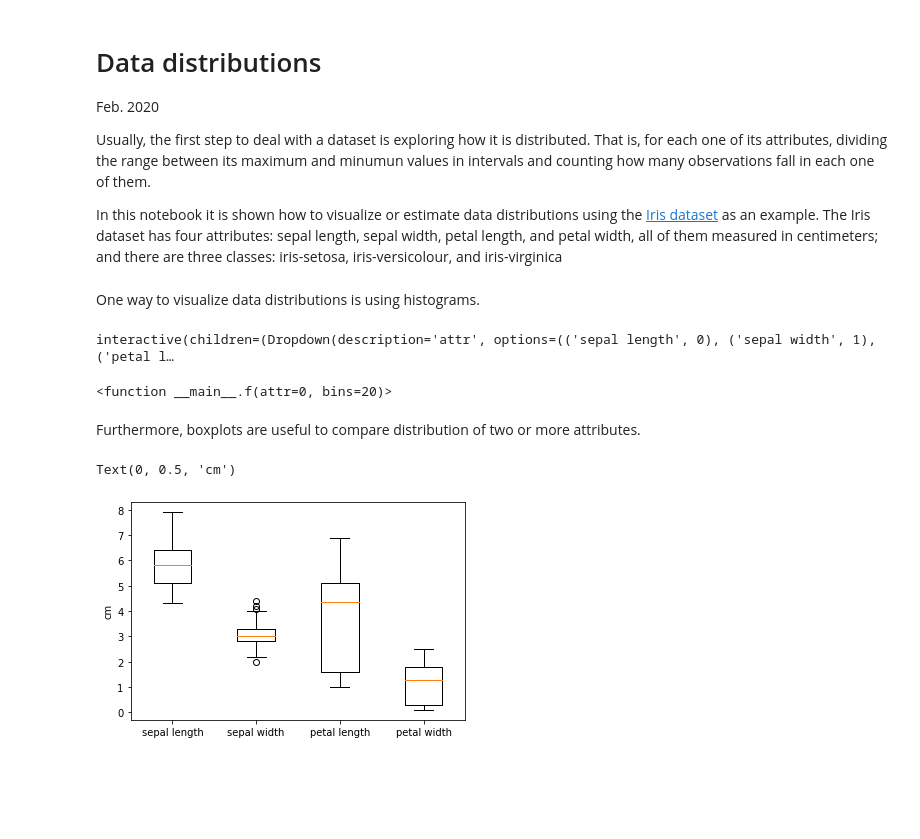
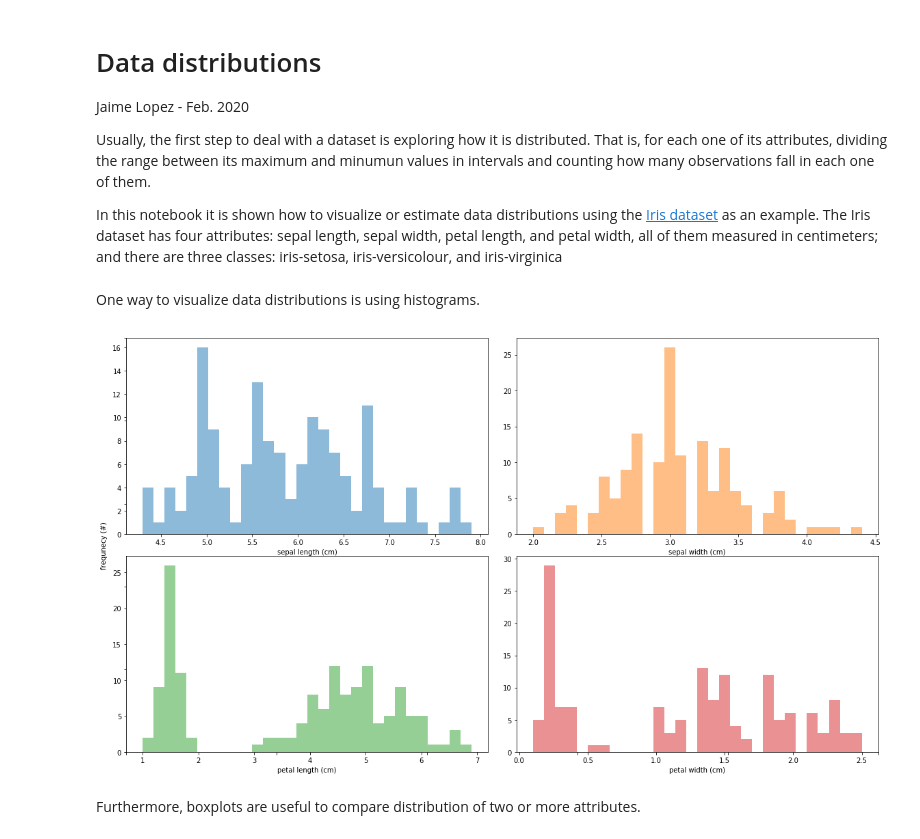
Before and after one commit to jailop/dataplaying, a Jupyter notebook: data_distributions.ipynb, the cells around one changed output. Saved outputs shown, nothing was run; the diff lists cells and outputs as text; code cells hidden in the pictures; blank space fills up the shorter version.

Commit message:
Data distributions

```diff
--- a/data_distributions.ipynb
+++ b/data_distributions.ipynb
@@ -1,7 +1,7 @@
 # %% [markdown]
 # Data distributions
 
-Feb. 2020
+Jaime Lopez - Feb. 2020
 
 Usually, the first step to deal with a dataset is exploring how it is distributed. That is, for each one of its attributes, dividing the range between its maximum and minumun values in intervals and counting how many observations fall in each one of them.
 
@@ -16,27 +18,23 @@ import ipywidgets as widgets
 # Loading the dataset
 iris = datasets.load_iris()
 labels = ['sepal length', 'sepal width', 'petal length', 'petal width']
+colors = [c for c in mcolors.TABLEAU_COLORS]
+n = len(labels)
 # %% [markdown]
 One way to visualize data distributions is using histograms.
-# %%
-attributes = [el for el in zip(labels, range(4))]
-
-def f(attr=0, bins=20):
-    plt.hist(iris.data[:,attr], bins=bins)
-    plt.xlabel('{} (cm)'.format(attributes[attr][0]))
-    plt.ylabel('freq')
-
-interact(f, attr=attributes, bins=(10, 100))
-# %% [output]
-interactive(children=(Dropdown(description='attr', options=(('sepal length', 0), ('sepal width', 1), ('petal l…
-<function __main__.f(attr=0, bins=20)>
+# %%
+attributes = [el for el in zip(labels, range(4))]
+fig, ax = plt.subplots(2, 2, figsize=(16, 9))
+fig.tight_layout()
+fig.add_subplot(111, frameon=False)
+plt.tick_params(labelcolor='none')
+plt.ylabel('frequnecy (#)')
+for i in [0, 1]:
+    for j in [0, 1]:
+        attr = i * 2 + j
+        ax[i, j].hist(iris.data[:, attr], color=colors[attr], bins=30, alpha=0.5)
+        ax[i, j].set_xlabel('{} (cm)'.format(attributes[attr][0]))
+# %% [output]
+[figure, added]
 # %% [markdown]
 Furthermore, boxplots are useful to compare distribution of two or more attributes.
-# %%
-ax = plt.figure().add_subplot(111)
-ax.boxplot(iris.data)
-ax.set_xticklabels(labels)
-ax.set_ylabel('cm')
-# %% [output]
-Text(0, 0.5, 'cm')
-[figure, removed]
```
Also changed, not shown: parts of 8 cells of this notebook.
